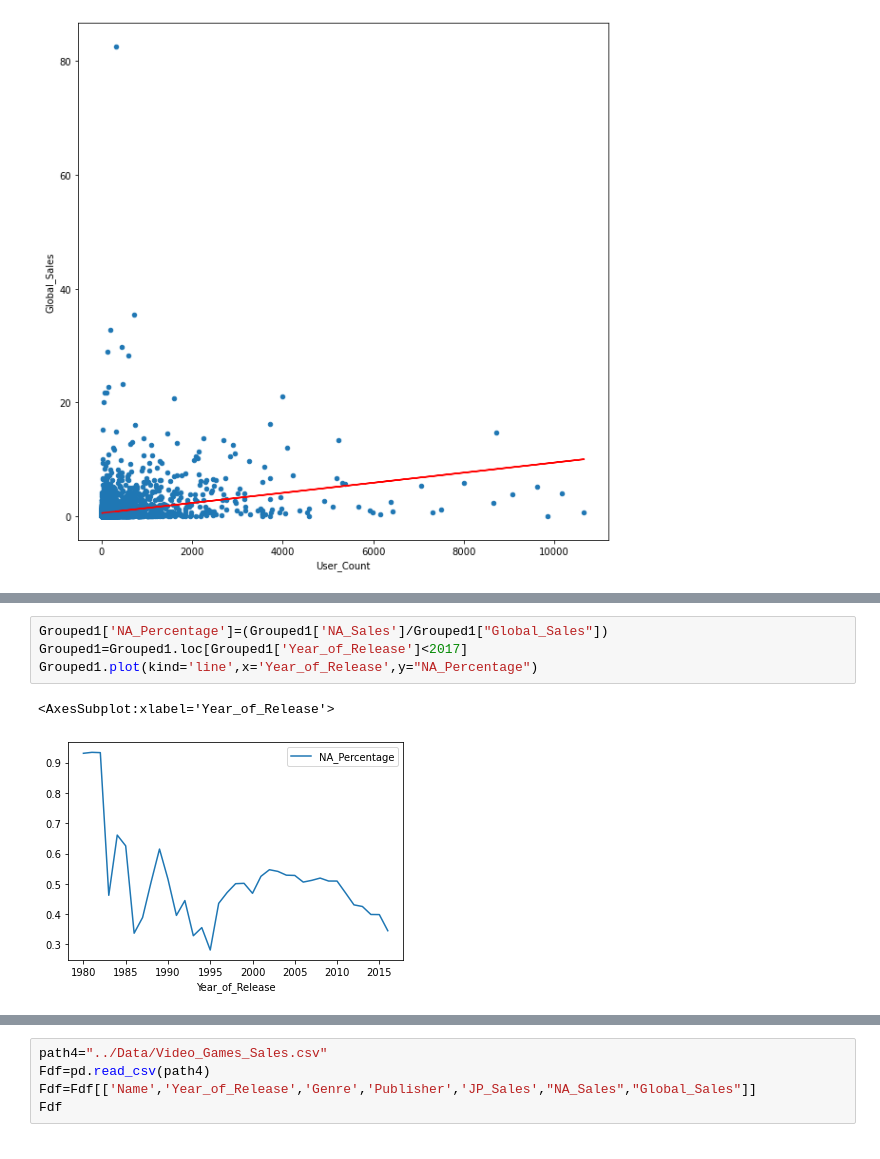
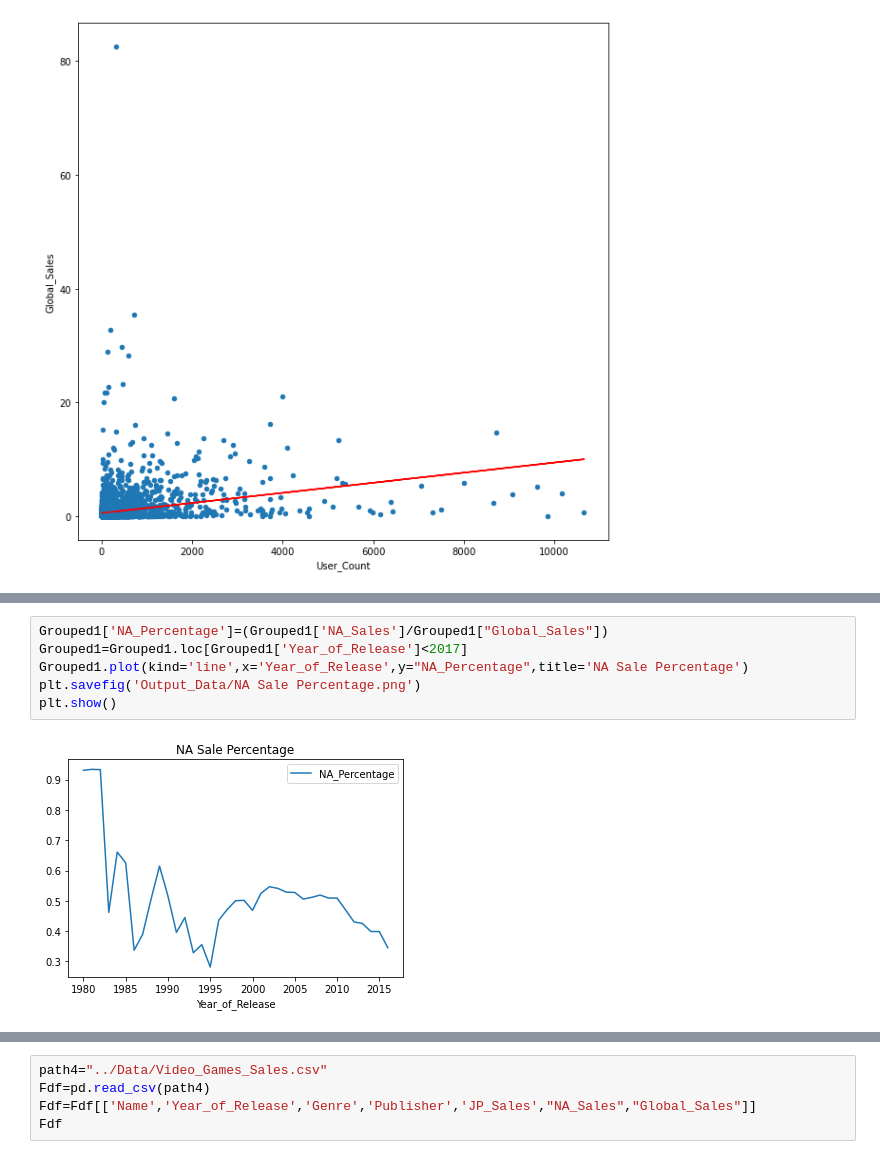
Before and after one commit to MrMrRPG/project_1, a Jupyter notebook: Shan-Folder/project-1.ipynb, the cells around one changed output, grey strips where cells are left out. Cells and saved outputs as stored; diff of their text form.

```diff
--- a/Shan-Folder/project-1.ipynb
+++ b/Shan-Folder/project-1.ipynb
@@ -221,10 +242,11 @@ Grouped1.plot(kind='scatter',x='NA_Sales',y='Global_Sales')
 # %%
 Grouped1['NA_Percentage']=(Grouped1['NA_Sales']/Grouped1["Global_Sales"])
 Grouped1=Grouped1.loc[Grouped1['Year_of_Release']<2017]
-Grouped1.plot(kind='line',x='Year_of_Release',y="NA_Percentage")
+Grouped1.plot(kind='line',x='Year_of_Release',y="NA_Percentage",title='NA Sale Percentage')
+plt.savefig('Output_Data/NA Sale Percentage.png')
+plt.show()
 # %% [output]
-<AxesSubplot:xlabel='Year_of_Release'>
-[figure, old version]
+[figure, new version]
 # %%
 lgame=Odf.loc[Odf['Year_of_Release']==1995]
 plat=lgame['Publisher'].value_counts()
```
Also changed, not shown: parts of 15 cells of this notebook, 9 other files.
